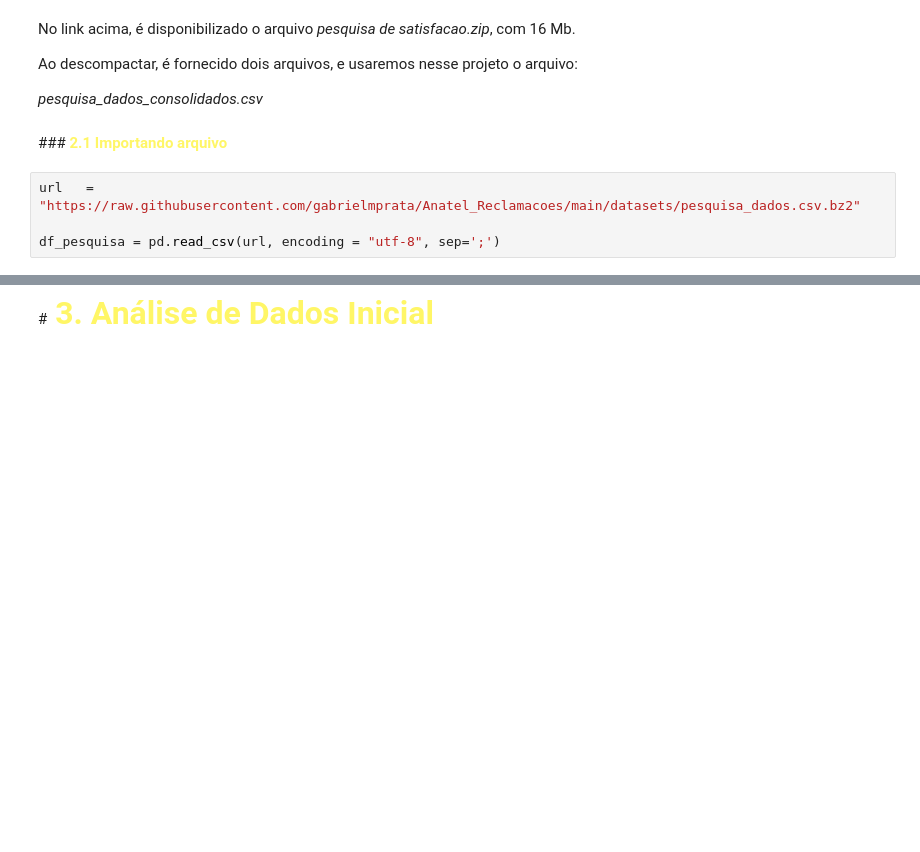
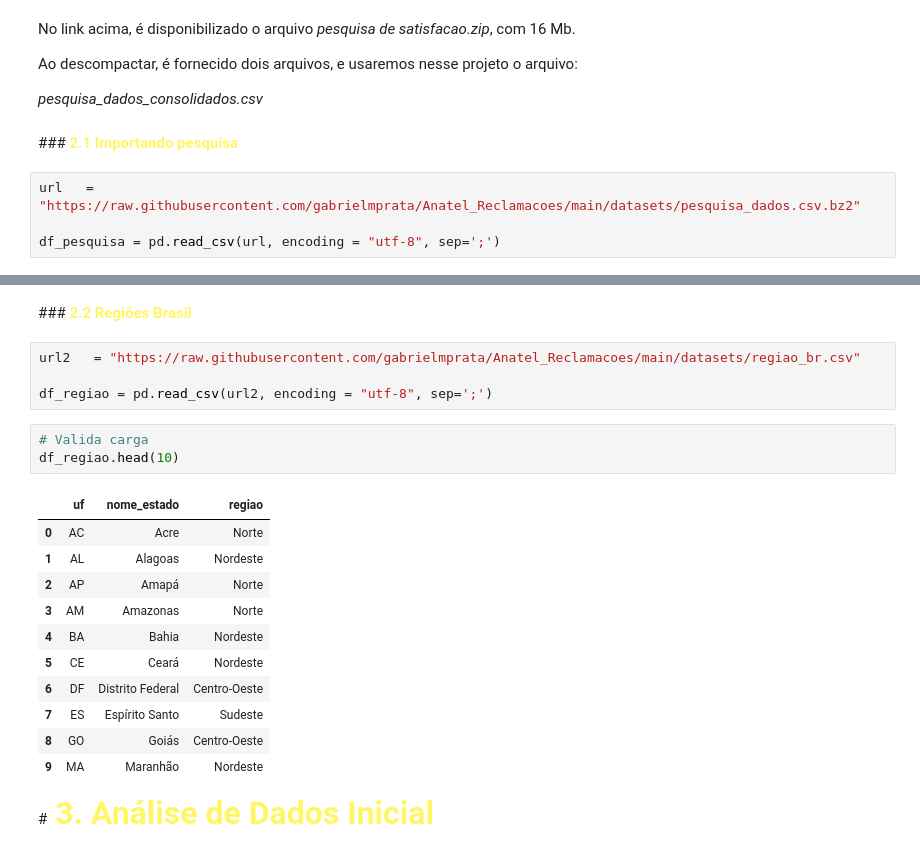
Before and after one commit to gabrielmprata/Anatel_Reclamacoes, a Jupyter notebook: Anatel_Pesquisa_Qualidade_PreProc.ipynb, the cells around one changed output, grey strips where cells are left out. Saved outputs shown, nothing was run; the diff lists cells and outputs as text; blank space fills up the shorter version.

```diff
--- a/Anatel_Pesquisa_Qualidade_PreProc.ipynb
+++ b/Anatel_Pesquisa_Qualidade_PreProc.ipynb
@@ -59,7 +59,7 @@ Ao descompactar, é fornecido dois arquivos, e usaremos nesse projeto o arquivo:
 >
 *pesquisa_dados_consolidados.csv*
 # %% [markdown]
-###**<font color=#fff666> 2.1 Importando arquivo**
+###**<font color=#fff666> 2.1 Importando pesquisa**
 # %%
 url   = "https://raw.githubusercontent.com/gabrielmprata/Anatel_Reclamacoes/main/datasets/pesquisa_dados.csv.bz2"
 
@@ -71,6 +71,27 @@ df_pesquisa.head(2)
 |  | Serviço | Prestadora | Estado | Calculo | Questao | Indicador | Tema | Alternativas | Alternativas_Valor | ... |
 | 0 | Banda Larga Fixa | CLARO | AC | Média Ponderada | QCR1_1 | Qualidade da Cobrança ou Recarga | Valores cobrados corretamente na ... | Valores cobrados corretamente na ... | NaN | ... |
 | 1 | Banda Larga Fixa | Média Prestadoras | AC | Média Ponderada | QCR1_1 | Qualidade da Cobrança ou Recarga | Valores cobrados corretamente na ... | Valores cobrados corretamente na ... | NaN | ... |
+# %% [markdown]
+###**<font color=#fff666> 2.2 Regiões Brasil**
+# %%
+url2   = "https://raw.githubusercontent.com/gabrielmprata/Anatel_Reclamacoes/main/datasets/regiao_br.csv"
+
+df_regiao = pd.read_csv(url2, encoding = "utf-8", sep=';')
+# %%
+# Valida carga
+df_regiao.head(10)
+# %% [output]
+|  | uf | nome_estado | regiao |
+| 0 | AC | Acre | Norte |
+| 1 | AL | Alagoas | Nordeste |
+| 2 | AP | Amapá | Norte |
+| 3 | AM | Amazonas | Norte |
+| 4 | BA | Bahia | Nordeste |
+| 5 | CE | Ceará | Nordeste |
+| 6 | DF | Distrito Federal | Centro-Oeste |
+| 7 | ES | Espírito Santo | Sudeste |
+| 8 | GO | Goiás | Centro-Oeste |
+| 9 | MA | Maranhão | Nordeste |
 # %% [markdown]
 #**<font color=#fff666 size="6"> 3. Análise de Dados Inicial**
 # %% [markdown]
```
Also changed, not shown: parts of 3 cells of this notebook.
